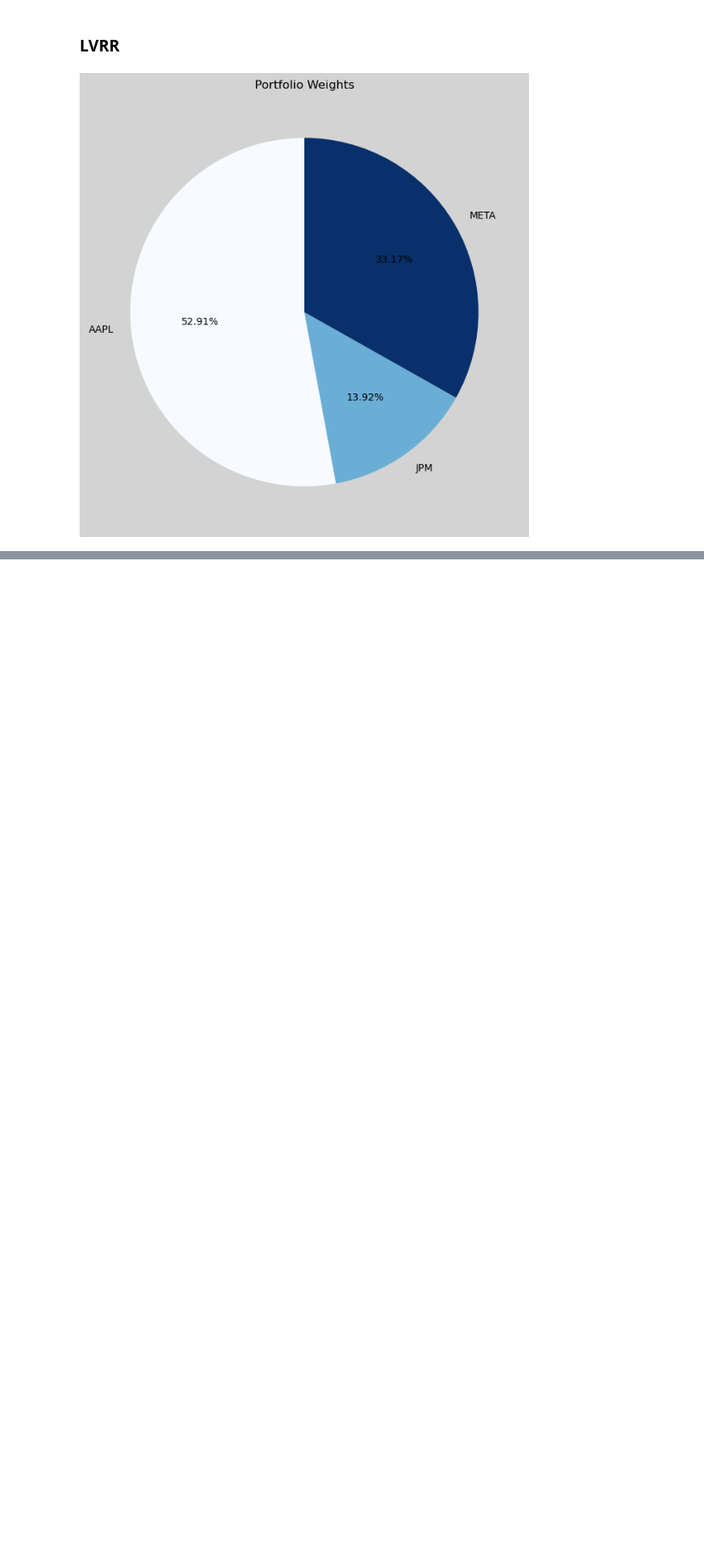
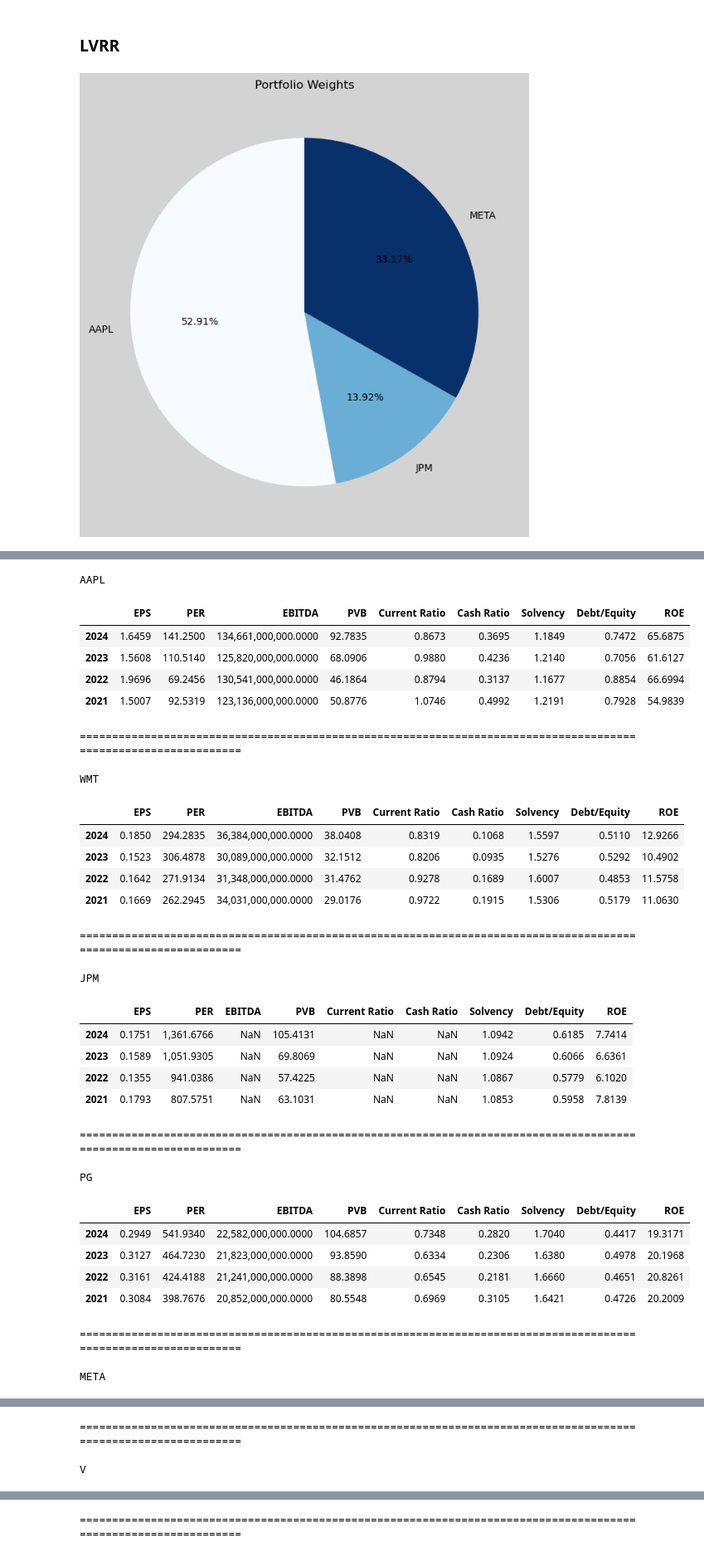
Before and after one commit to zayo1511/AdminDeRiesgos, a Jupyter notebook: Proyecto/funciones.ipynb, the cells around one changed output, grey strips where cells are left out. Shown: that part at 83% size. Drawn from its saved outputs; the diff is of its cells as text; code cells hidden in the pictures; blank space fills up the shorter version.

Commit message:
multiplos

```diff
--- a/Proyecto/funciones.ipynb
+++ b/Proyecto/funciones.ipynb
@@ -49,7 +26,0 @@ Volumen de los activos
-# %%
-pd.set_option('display.float_format', '{:.2%}'.format)
-stats_df = pd.DataFrame({
-    'Rendimiento Anual': rt.mean() * 252,
-    'Volatilidad Anual': rt.std() * np.sqrt(252),
-})
-stats_df.T
@@ -132,8 +99,6 @@ def opt_lvrr(price, volume, rt, rf, pv):
 # %% [markdown]
 ## Resultados
 # %%
-pd.reset_option('display.float_format')
-
 rf = 0.05
 pv = 1000000.0
 
@@ -169,0 +213,40 @@ vt.plot_weights(tickers, opt_lvrr(price_train, volume_train, rt_train, rf, pv))
+# %%
+for ticker in tickers:
+     print(ticker)
+     display(multiplos(ticker, start_date))
+     print("===============================================================================================================")
+     print()
+# %% [output]
+AAPL
+|  | EPS | PER | EBITDA | PVB | Current Ratio | Cash Ratio | Solvency | Debt/Equity | ROE |
+| 2024 | 1.6459 | 141.2500 | 134,661,000,000.0000 | 92.7835 | 0.8673 | 0.3695 | 1.1849 | 0.7472 | 65.6875 |
+| 2023 | 1.5608 | 110.5140 | 125,820,000,000.0000 | 68.0906 | 0.9880 | 0.4236 | 1.2140 | 0.7056 | 61.6127 |
+| 2022 | 1.9696 | 69.2456 | 130,541,000,000.0000 | 46.1864 | 0.8794 | 0.3137 | 1.1677 | 0.8854 | 66.6994 |
+| 2021 | 1.5007 | 92.5319 | 123,136,000,000.0000 | 50.8776 | 1.0746 | 0.4992 | 1.2191 | 0.7928 | 54.9839 |
+===============================================================================================================
+
+WMT
+|  | EPS | PER | EBITDA | PVB | Current Ratio | Cash Ratio | Solvency | Debt/Equity | ROE |
+| 2024 | 0.1850 | 294.2835 | 36,384,000,000.0000 | 38.0408 | 0.8319 | 0.1068 | 1.5597 | 0.5110 | 12.9266 |
+| 2023 | 0.1523 | 306.4878 | 30,089,000,000.0000 | 32.1512 | 0.8206 | 0.0935 | 1.5276 | 0.5292 | 10.4902 |
+| 2022 | 0.1642 | 271.9134 | 31,348,000,000.0000 | 31.4762 | 0.9278 | 0.1689 | 1.6007 | 0.4853 | 11.5758 |
+| 2021 | 0.1669 | 262.2945 | 34,031,000,000.0000 | 29.0176 | 0.9722 | 0.1915 | 1.5306 | 0.5179 | 11.0630 |
+===============================================================================================================
+
+JPM
+|  | EPS | PER | EBITDA | PVB | Current Ratio | Cash Ratio | Solvency | Debt/Equity | ROE |
+| 2024 | 0.1751 | 1,361.6766 | NaN | 105.4131 | NaN | NaN | 1.0942 | 0.6185 | 7.7414 |
+| 2023 | 0.1589 | 1,051.9305 | NaN | 69.8069 | NaN | NaN | 1.0924 | 0.6066 | 6.6361 |
+| 2022 | 0.1355 | 941.0386 | NaN | 57.4225 | NaN | NaN | 1.0867 | 0.5779 | 6.1020 |
+| 2021 | 0.1793 | 807.5751 | NaN | 63.1031 | NaN | NaN | 1.0853 | 0.5958 | 7.8139 |
+===============================================================================================================
+
+PG
+|  | EPS | PER | EBITDA | PVB | Current Ratio | Cash Ratio | Solvency | Debt/Equity | ROE |
+| 2024 | 0.2949 | 541.9340 | 22,582,000,000.0000 | 104.6857 | 0.7348 | 0.2820 | 1.7040 | 0.4417 | 19.3171 |
+| 2023 | 0.3127 | 464.7230 | 21,823,000,000.0000 | 93.8590 | 0.6334 | 0.2306 | 1.6380 | 0.4978 | 20.1968 |
+| 2022 | 0.3161 | 424.4188 | 21,241,000,000.0000 | 88.3898 | 0.6545 | 0.2181 | 1.6660 | 0.4651 | 20.8261 |
+| 2021 | 0.3084 | 398.7676 | 20,852,000,000.0000 | 80.5548 | 0.6969 | 0.3105 | 1.6421 | 0.4726 | 20.2009 |
+===============================================================================================================
+
+META
@@ -169,0 +258,3 @@ vt.plot_weights(tickers, opt_lvrr(price_train, volume_train, rt_train, rf, pv))
+===============================================================================================================
+
+V
@@ -169,0 +266 @@ vt.plot_weights(tickers, opt_lvrr(price_train, volume_train, rt_train, rf, pv))
+===============================================================================================================
```
Also changed, not shown: parts of 6 cells of this notebook.
